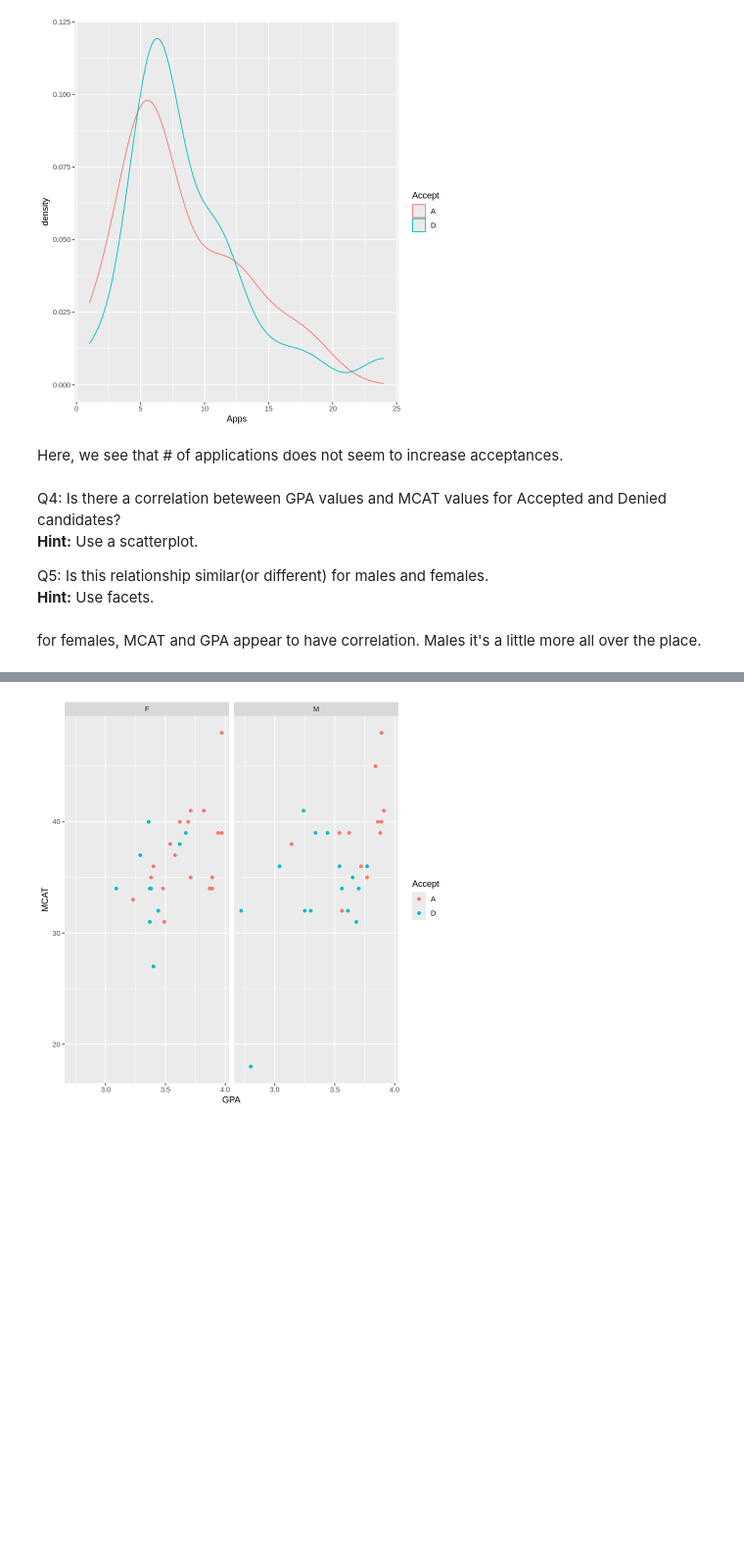
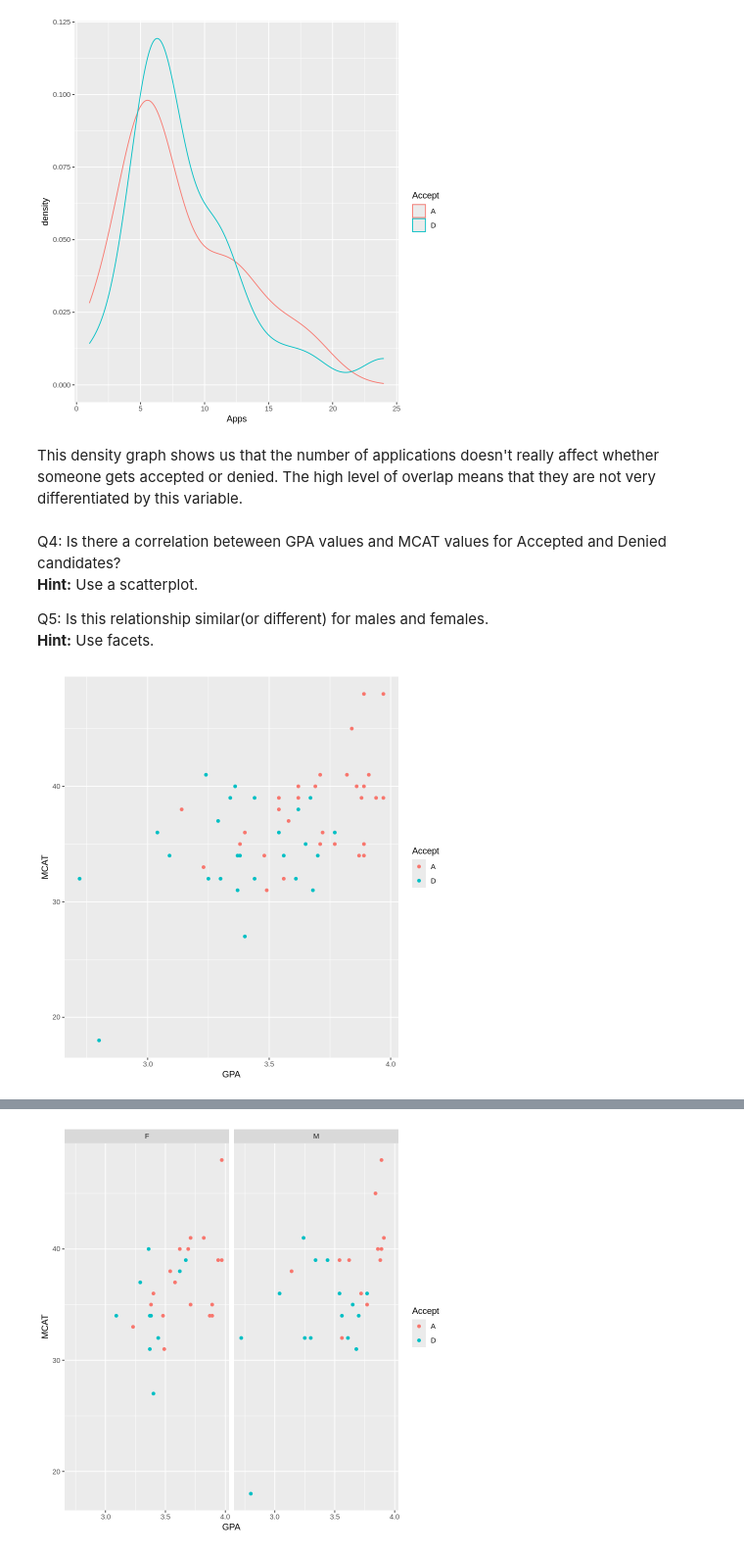
Before and after one commit to megan4621/Math254_final_project, a Jupyter notebook: Logistic_Regression_Part2.ipynb, the cells around one changed output, grey strips where cells are left out. Shown at 98% size. Cells and saved outputs as stored; diff of their text form; code cells hidden in the pictures; blank space fills up the shorter version.

```diff
--- a/Logistic_Regression_Part2.ipynb
+++ b/Logistic_Regression_Part2.ipynb
@@ -72,13 +85,18 @@ mydata %>%
   geom_density ()
 # %% [output]
 [figure]
-# %% [markdown]
-Here, we see that # of applications does not seem to increase acceptances.
+# %% [markdown]
+This density graph shows us that the number of applications doesn't really affect whether someone gets accepted or denied. The high level of overlap means that they are not very differentiated by this variable.
 # %% [markdown]
 Q4: Is there a correlation beteween GPA values and MCAT values for Accepted and Denied candidates?
 **Hint:** Use a scatterplot.
 
 Q5: Is this relationship similar(or different) for males and females.
 **Hint:** Use facets.
-# %% [markdown]
-for females, MCAT and GPA appear to have correlation. Males it's a little more all over the place.
+# %%
+mydata %>%
+  ggplot () +
+  aes (x = GPA, y = MCAT, col = Accept) +
+  geom_point ()
+# %% [output]
+[figure, added]
```
Also changed, not shown: parts of 16 cells of this notebook.
